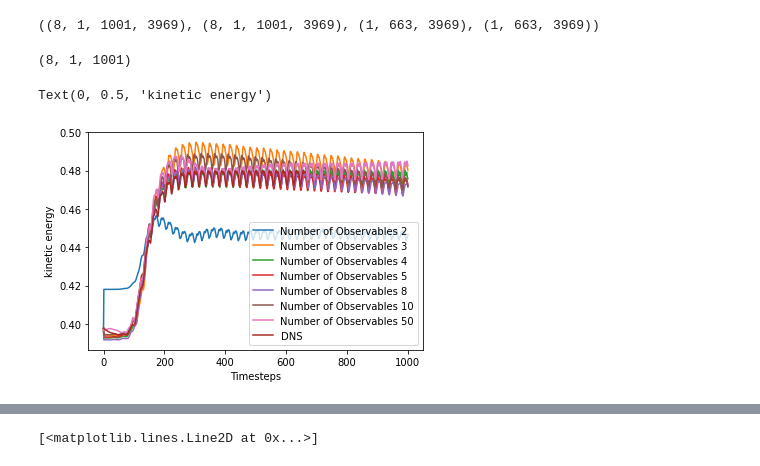
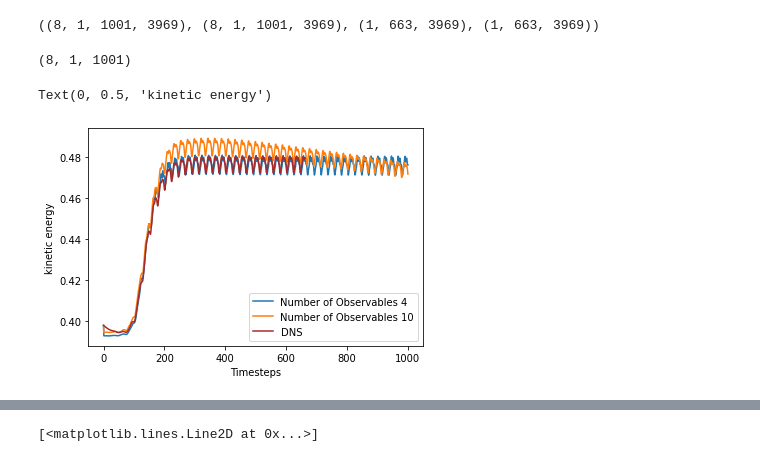
Before and after one commit to RigasLab/MZ-AE, a Jupyter notebook: Notebooks/Exp4_2DCyl/eval_model_notebook_2Dcyl_multimodel_multistep_Exp4.2.6.1.ipynb, the cells around one changed output, grey strips where cells are left out. Drawn from its saved outputs; the diff is of its cells as text; code cells hidden in the pictures.

```diff
--- a/Notebooks/Exp4_2DCyl/eval_model_notebook_2Dcyl_multimodel_multistep_Exp4.2.6.1.ipynb
+++ b/Notebooks/Exp4_2DCyl/eval_model_notebook_2Dcyl_multimodel_multistep_Exp4.2.6.1.ipynb
@@ -254,24 +255,24 @@ U_ms_hat.shape, V_ms_hat.shape, U.shape, V.shape
 # %%
 #calculating kinetic energy for multistep prediction
 k_ms_pred = energy(U_ms_hat, V_ms_hat)
 print(k_ms_pred.shape)
 plt.figure()
-for i in [0,1,2,3,4,5,7]:
+for i in [2,5]:
 
     plt.plot(k_ms_pred[i,0,:], label = f"Number of Observables {models[i].num_obs}")
     # else:
     #     plt.semilogy(State_MSE_multistep[len(models)-1].numpy(),".-",color = "brown", label = f"No Memory")
 # State_MSE_multistep[1] = Eval_MZA.state_mse(Phi_nn[:,:timesteps],Phi_ms_hat[1,:,:timesteps]).detach().cpu()
 # plt.semilogy(State_MSE_multistep[1].numpy(), label = f"Memory Length {models[1].seq_len}")
 plt.plot(k[0,initial_step:], label = "DNS",color = "brown")
 
 plt.legend(loc='lower right')
 plt.xlabel("Timesteps")
 plt.ylabel("kinetic energy")
 # %% [output]
 (8, 1, 1001)
 Text(0, 0.5, 'kinetic energy')
-[figure, old version]
+[figure, new version]
 # %%
 U_ms_koop = Phi_ms_koop[...,:int(Phi_ms_koop.shape[-1]/2)].detach().cpu().numpy()
 V_ms_koop = Phi_ms_koop[...,int(Phi_ms_koop.shape[-1]/2):].detach().cpu().numpy()
```
Also changed, not shown: parts of 10 cells of this notebook, 11 other files.
